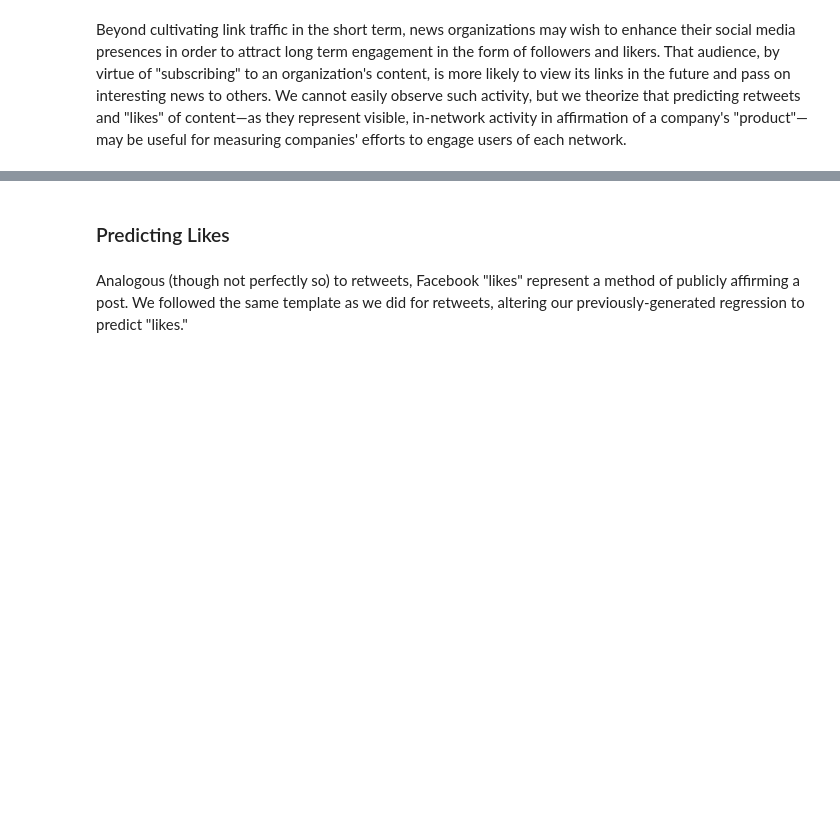
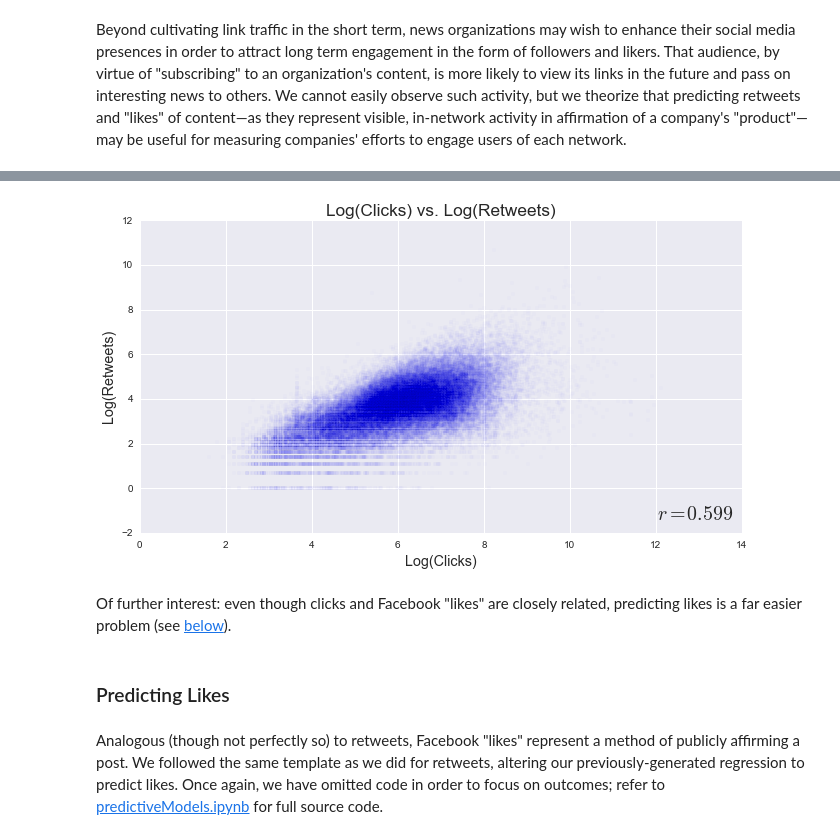
Before and after one commit to micahlanier/social-news, a Jupyter notebook: book/8_PredictiveAnalysis.ipynb, the cells around one changed output, grey strips where cells are left out. Saved outputs shown, nothing was run; the diff lists cells and outputs as text; code cells hidden in the pictures; blank space fills up the shorter version.

```diff
--- a/book/8_PredictiveAnalysis.ipynb
+++ b/book/8_PredictiveAnalysis.ipynb
@@ -566,4 +855,23 @@ Inspired by the performance of the Ridge Regression model above, we attempted to
+# %%
+# Calculate correlation coefficient.
+r = stats.pearsonr(np.log(tw.ix[(tw.retweets > 0) & (tw.clicks > 0),'clicks']), np.log(tw.ix[(tw.retweets > 0) & (tw.clicks > 0),'retweets']))[0]
+
+# Plot!
+plt.figure(figsize=(vizConf['display']['width']*.6,vizConf['display']['height']*.8))
+plt.scatter(np.log(tw['clicks']), np.log(tw['retweets']), alpha=0.01)
+# Labels.
+plt.title('Log(Clicks) vs. Log(Retweets)',size='xx-large')
+plt.xlabel('Log(Clicks)',size='x-large')
+plt.ylabel('Log(Retweets)',size='x-large')
+# Text.
+plt.text(plt.xlim()[1]-0.015*(plt.xlim()[1]-plt.xlim()[0]),plt.ylim()[0]+0.03*(plt.ylim()[1]-plt.ylim()[0]),'$r=%.3f$' % r,size=20, va='bottom', ha='right')
+# Show.
+plt.show()
+# %% [output]
+[figure, added]
+# %% [markdown]
+Of further interest: even though clicks and Facebook "likes" are closely related, predicting likes is a far easier problem (see [below](#Predicting-Likes)).
 # %% [markdown]
 ### Predicting Likes
 # %% [markdown]
-Analogous (though not perfectly so) to retweets, Facebook "likes" represent a method of publicly affirming a post. We followed the same template as we did for retweets, altering our previously-generated regression to predict "likes."
+Analogous (though not perfectly so) to retweets, Facebook "likes" represent a method of publicly affirming a post. We followed the same template as we did for retweets, altering our previously-generated regression to predict likes. Once again, we have omitted code in order to focus on outcomes; refer to [predictiveModels.ipynb](http://nbviewer.ipython.org/github/micahlanier/social-news/blob/master/src/prediction/predictiveModels.ipynb#Likes) for full source code.
```
Also changed, not shown: parts of 31 cells of this notebook.
